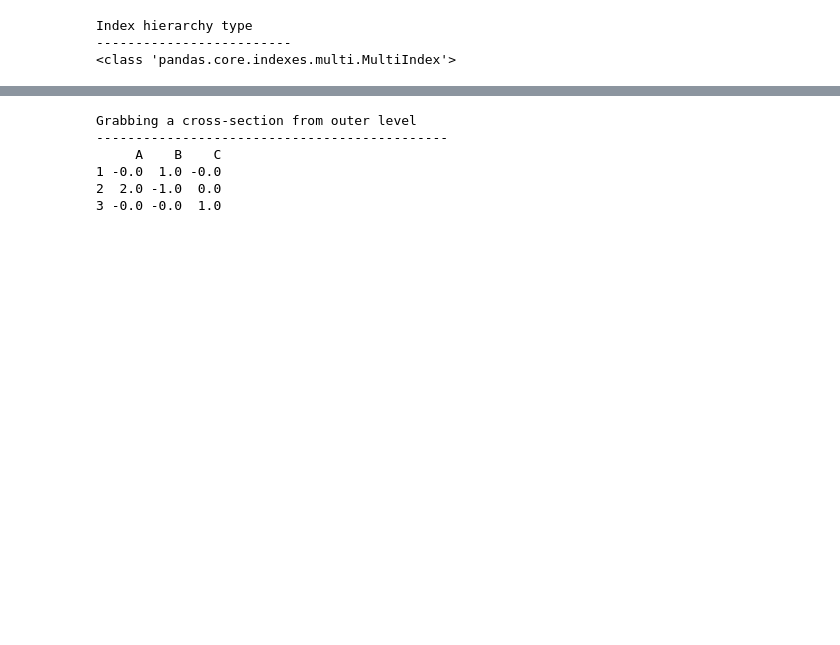
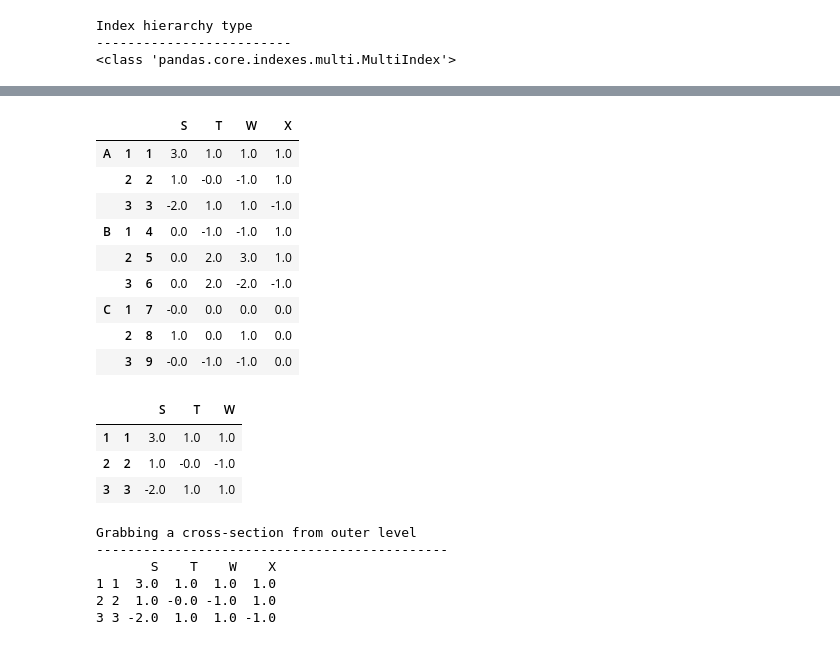
Before and after one commit to thangarajdeivasikamani/iNeuron_ML, a Jupyter notebook: Week5/Pandas data manipulation .ipynb, the cells around one changed output, grey strips where cells are left out. Drawn from its saved outputs; the diff is of its cells as text; code cells hidden in the pictures; blank space fills up the shorter version.

```diff
--- a/Week5/Pandas data manipulation .ipynb
+++ b/Week5/Pandas data manipulation .ipynb
@@ -1169,0 +1452,8 @@ G2 1  0.0 -1.0  0.0
+# %%
+# Home work
+# Create the multi index
+l1 = ['A','A','A','B','B','B','C','C','C']
+l2 = [1,2,3,1,2,3,1,2,3]
+l3 = [1,2,3,4,5,6,7,8,9]
+index_formatting = list(zip(l1,l2,l3))
+index_formatting
@@ -1169,0 +1470,25 @@ G2 1  0.0 -1.0  0.0
+# %%
+index_test = pd.MultiIndex.from_tuples(index_formatting)
+# %%
+np.random.seed(101)
+df1 = pd.DataFrame(data=np.round(rn(9,4)), index= index_test,columns=['S','T','W','X'])
+df1
+# %% [output]
+|  |  |  | S | T | W | X |
+| A | 1 | 1 | 3.0 | 1.0 | 1.0 | 1.0 |
+|  | 2 | 2 | 1.0 | -0.0 | -1.0 | 1.0 |
+|  | 3 | 3 | -2.0 | 1.0 | 1.0 | -1.0 |
+| B | 1 | 4 | 0.0 | -1.0 | -1.0 | 1.0 |
+|  | 2 | 5 | 0.0 | 2.0 | 3.0 | 1.0 |
+|  | 3 | 6 | 0.0 | 2.0 | -2.0 | -1.0 |
+| C | 1 | 7 | -0.0 | 0.0 | 0.0 | 0.0 |
+|  | 2 | 8 | 1.0 | 0.0 | 1.0 | 0.0 |
+|  | 3 | 9 | -0.0 | -1.0 | -1.0 | 0.0 |
+# %%
+# using loc or iloc oe combine & etract
+df1.loc['A'].iloc[0:3,0:-1]
+# %% [output]
+|  |  | S | T | W |
+| 1 | 1 | 3.0 | 1.0 | 1.0 |
+| 2 | 2 | 1.0 | -0.0 | -1.0 |
+| 3 | 3 | -2.0 | 1.0 | 1.0 |
@@ -1170,12 +1497,12 @@ G2 1  0.0 -1.0  0.0
+# %%
+print("\nGrabbing a cross-section from outer level\n",'-'*45, sep='')
+print(df1.xs('A'))
+# %% [output]
+Grabbing a cross-section from outer level
+---------------------------------------------
+       S    T    W    X
+1 1  3.0  1.0  1.0  1.0
+2 2  1.0 -0.0 -1.0  1.0
+3 3 -2.0  1.0  1.0 -1.0
 # %%
 #cross tabulation like pivot table
-# %%
-print("\nGrabbing a cross-section from outer level\n",'-'*45, sep='')
-print(df1.xs('G1'))
-# %% [output]
-Grabbing a cross-section from outer level
----------------------------------------------
-     A    B    C
-1 -0.0  1.0 -0.0
-2  2.0 -1.0  0.0
-3 -0.0 -0.0  1.0
```
Also changed, not shown: parts of 82 cells of this notebook, 13 other files.
